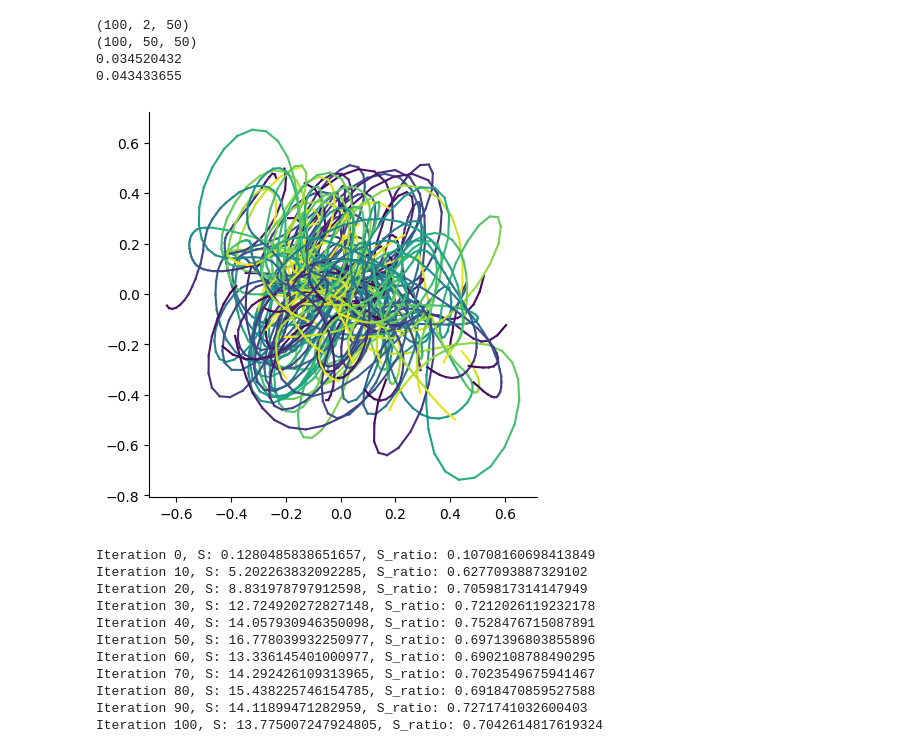
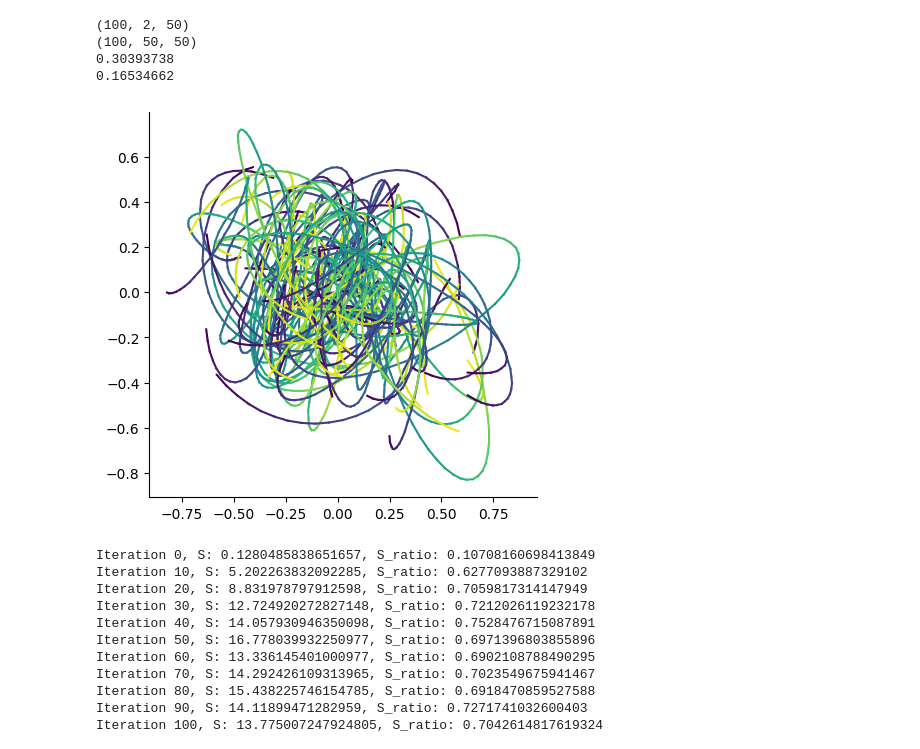
Before and after one commit to ArielleRosinski/SCA_project, a Jupyter notebook: toy_dataset_kSCA_inducing_points.ipynb, the cells around one changed output. Saved outputs shown, nothing was run; the diff lists cells and outputs as text; code cells hidden in the pictures.

```diff
--- a/toy_dataset_kSCA_inducing_points.ipynb
+++ b/toy_dataset_kSCA_inducing_points.ipynb
@@ -131,37 +131,37 @@ def apply_gaussian_smoothing(data, sigma=1, axes=-1):
 # %%
 seed = 42
 key = random.PRNGKey(seed)
 key1, key2, key3, key4, key5 = random.split(key, 5)
 
 K = 100
 T = 50
 split = 20
 d = 2
 c=30
 
-X = get_infty_traj(K, T, key1)
+X = get_rotations(K, T, key1)
 print(X.shape)
 X = project_X(X, key2, proj_dims=50)
 print(X.shape)
-X, _ = add_low_rank_noise(X, key3, key4, sigma = 0.75, l2=1e-1 )
+X, _ = add_low_rank_noise(X, key3, key4, sigma = 1, l2=1e-1 )
 
 X_train=X[split:]
 X_test=X[:split]
 K, N, T = X_train.shape
 A = jnp.swapaxes(X_train, 0, 1)                  #(N, K, T)
 A = A.reshape(N,-1)                              #(N, K*T)
 
 
 plot_2D(center(X_train))
 
 print(np.mean(compute_S(X_train)))
 print(compute_S_all_pairs(X_test))
 # %% [output]
 (100, 2, 50)
 (100, 50, 50)
-0.034520432
-0.043433655
+0.30393738
+0.16534662
-[figure, old version]
+[figure, new version]
 # %%
 np.save('/Users/ariellerosinski/My Drive/Cambridge/Project/outputs/toy datasets/1D exp + obs noise/X_train', X_train )
 np.save('/Users/ariellerosinski/My Drive/Cambridge/Project/outputs/toy datasets/1D exp + obs noise/X_test', X_test )
```
Also changed, not shown: parts of 3 cells of this notebook, 2 other files.
